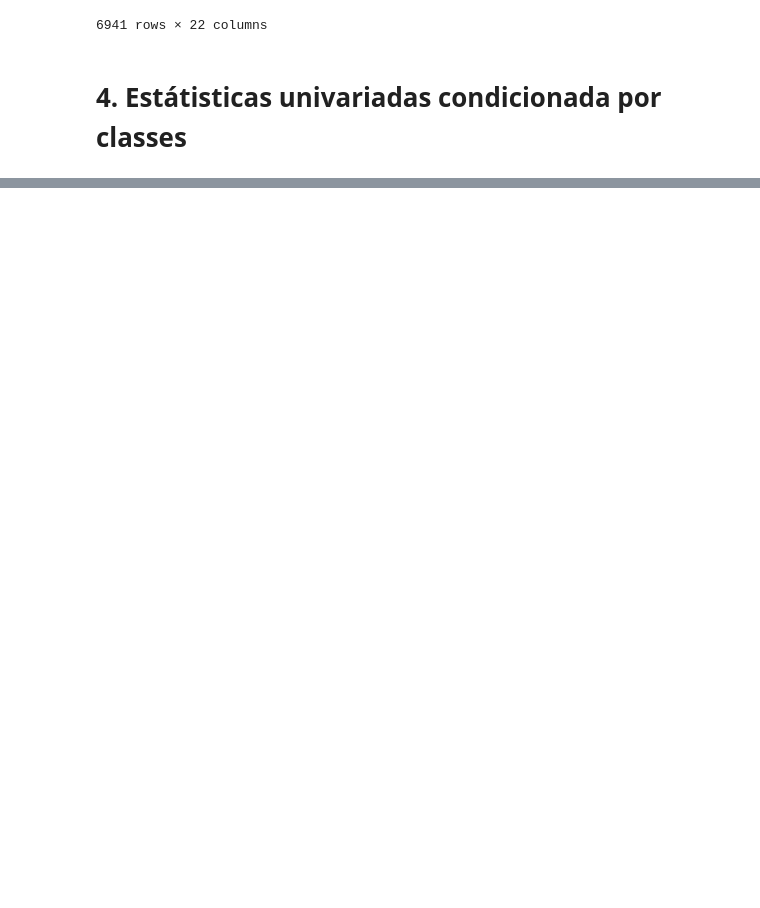
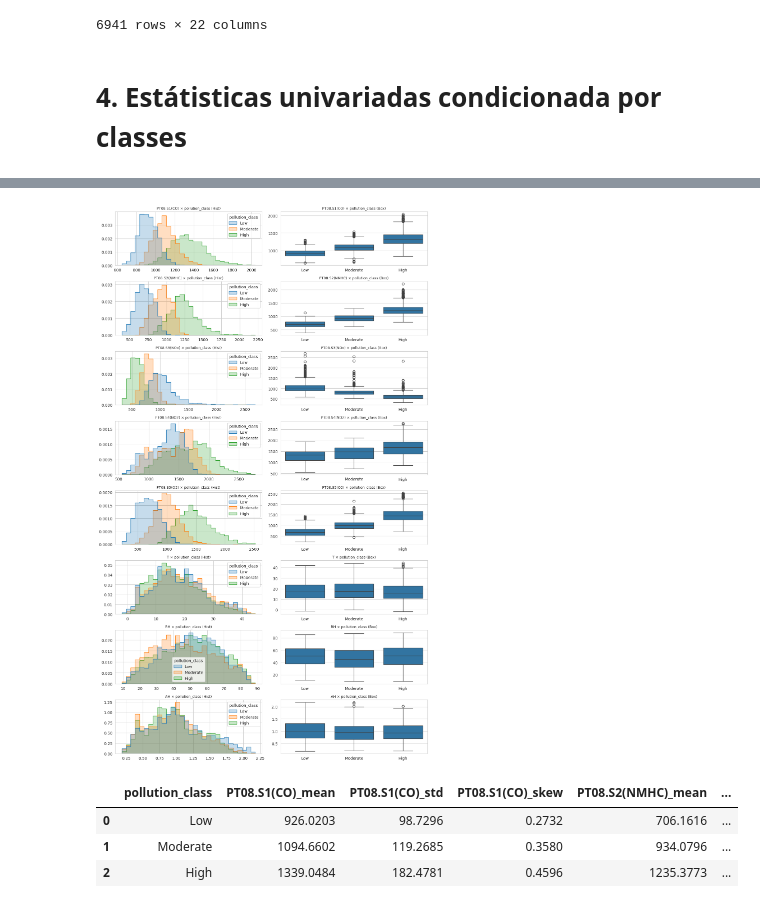
Before and after one commit to diego-nac/ica-homeworks, a Jupyter notebook: homework1/code.ipynb, the cells around one changed output, grey strips where cells are left out. Drawn from its saved outputs; the diff is of its cells as text; code cells hidden in the pictures; blank space fills up the shorter version.

```diff
--- a/homework1/code.ipynb
+++ b/homework1/code.ipynb
@@ -460,3 +426,27 @@ for col in predictors:
+# %%
+predictors = ["PT08.S1(CO)","PT08.S2(NMHC)","PT08.S3(NOx)","PT08.S4(NO2)","PT08.S5(O3)","T","RH","AH"]
+
+fig, axes = plt.subplots(len(predictors), 2, figsize=(12, len(predictors)*2.5))
+for i, col in enumerate(predictors):
+    sns.histplot(data=air_quality, x=col, hue="pollution_class", element="step", stat="density", common_norm=False, bins=30, ax=axes[i,0])
+    axes[i,0].set_title(f"{col} × pollution_class (Hist)", fontsize=9)
+    axes[i,0].set_xlabel(""); axes[i,0].set_ylabel("")
+    sns.boxplot(data=air_quality, x="pollution_class", y=col, ax=axes[i,1])
+    axes[i,1].set_title(f"{col} × pollution_class (Box)", fontsize=9)
+    axes[i,1].set_xlabel(""); axes[i,1].set_ylabel("")
+plt.tight_layout()
+plt.show()
+
+stats = air_quality.groupby("pollution_class")[predictors].agg(["mean","std","skew"])
+stats.columns = ["_".join(col) for col in stats.columns]
+stats = stats.reset_index().round(4)
+display(stats)
+# %% [output]
+[figure, added]
+|  | pollution_class | PT08.S1(CO)_mean | PT08.S1(CO)_std | PT08.S1(CO)_skew | PT08.S2(NMHC)_mean | ... |
+| 0 | Low | 926.0203 | 98.7296 | 0.2732 | 706.1616 | ... |
+| 1 | Moderate | 1094.6602 | 119.2685 | 0.3580 | 934.0796 | ... |
+| 2 | High | 1339.0484 | 182.4781 | 0.4596 | 1235.3773 | ... |
 # %%
 predictors = ["PT08.S1(CO)","PT08.S2(NMHC)","PT08.S3(NOx)","PT08.S4(NO2)","PT08.S5(O3)","T","RH","AH"]
 temporal_classes = ["month", "weekday", "day_period"]
```
Also changed, not shown: parts of 6 cells of this notebook.
